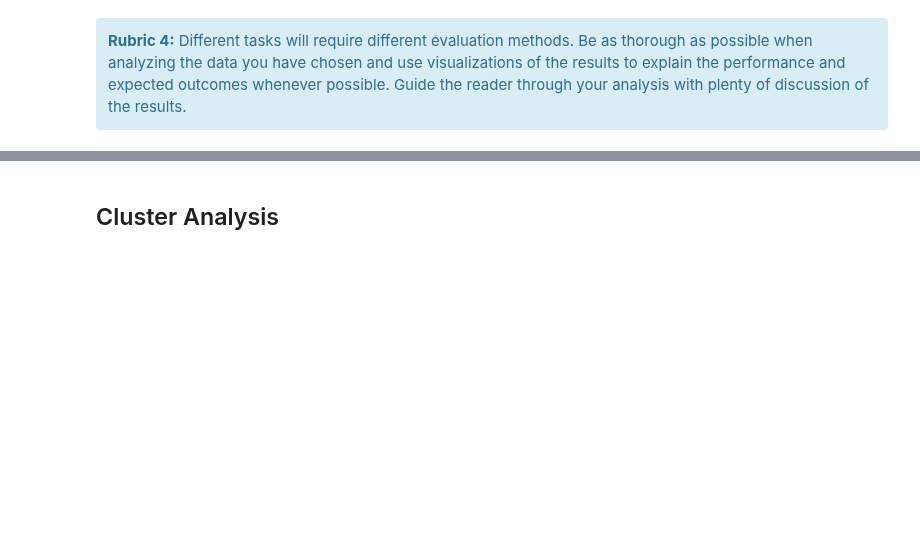
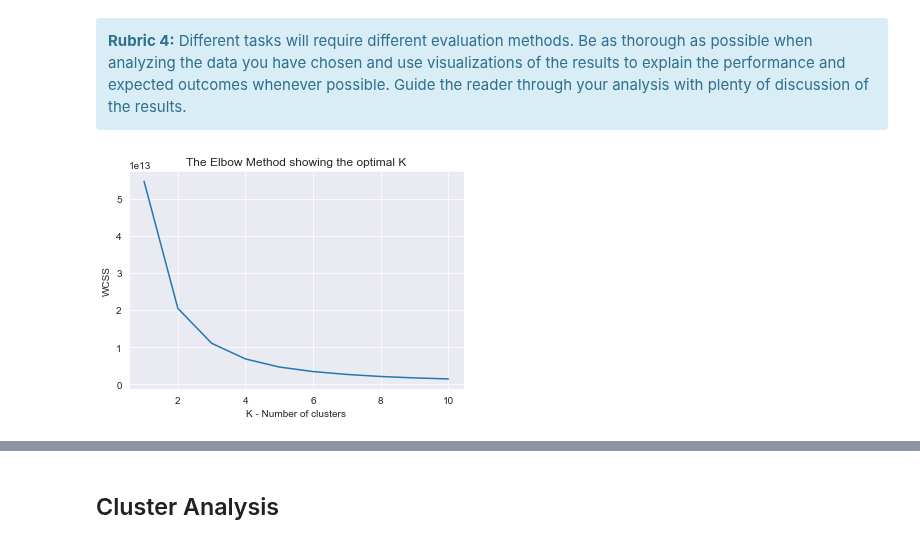
Before and after one commit to kmrollins/MSDS7331-Labs, a Jupyter notebook: MSDS7331_Team3_Lab3/MSDS7331_Team3_Lab3.ipynb, the cells around one changed output, grey strips where cells are left out. Saved outputs shown, nothing was run; the diff lists cells and outputs as text; code cells hidden in the pictures; blank space fills up the shorter version.

```diff
--- a/MSDS7331_Team3_Lab3/MSDS7331_Team3_Lab3.ipynb
+++ b/MSDS7331_Team3_Lab3/MSDS7331_Team3_Lab3.ipynb
@@ -237,3 +253,27 @@ None
+# %%
+from sklearn.neighbors import KNeighborsClassifier
+from sklearn.metrics import accuracy_score, precision_score, recall_score
+from IPython.html import widgets
+from sklearn.model_selection import StratifiedShuffleSplit
+from time import time
+
+cv_u = StratifiedShuffleSplit(n_splits = 1, test_size = 0.2, train_size=0.8)
+cv_u.get_n_splits(X,y_u)
+
+for trainidx, testidx in cv_u.split(X,y_u):
+    X_trainU = X[trainidx]
+    X_testU = X[testidx]
+    y_trainU = y_u[trainidx]
+    y_testU = y_u[testidx]
+
+cv_cp = StratifiedShuffleSplit(n_splits = 1, test_size = 0.2, train_size=0.8)
+cv_cp.get_n_splits(X,y_cp)
+
+for trainidx, testidx in cv_cp.split(X,y_cp):
+    X_trainCP = X[trainidx]
+    X_testCP = X[testidx]
+    y_trainCP = y_cp[trainidx]
+    y_testCP = y_cp[testidx]
 # %% [markdown]
 # Data Understanding 2
 # %% [markdown]
@@ -249,0 +306,15 @@ interpretation for any charts or graphs.
+# %%
+# Using the elbow method to get the optimal number of clusters
+from sklearn.cluster import KMeans
+wcss = []
+for i in range(1, 11):
+    kmeans = KMeans(n_clusters = i, init = 'k-means++', random_state = 42)
+    kmeans.fit(X_trainU)
+    wcss.append(kmeans.inertia_)
+plt.plot(range(1, 11), wcss)
+plt.title('The Elbow Method showing the optimal K')
+plt.xlabel('K - Number of clusters')
+plt.ylabel('WCSS')
+plt.show()
+# %% [output]
+[figure, added]
```
Also changed, not shown: parts of 23 cells of this notebook.
